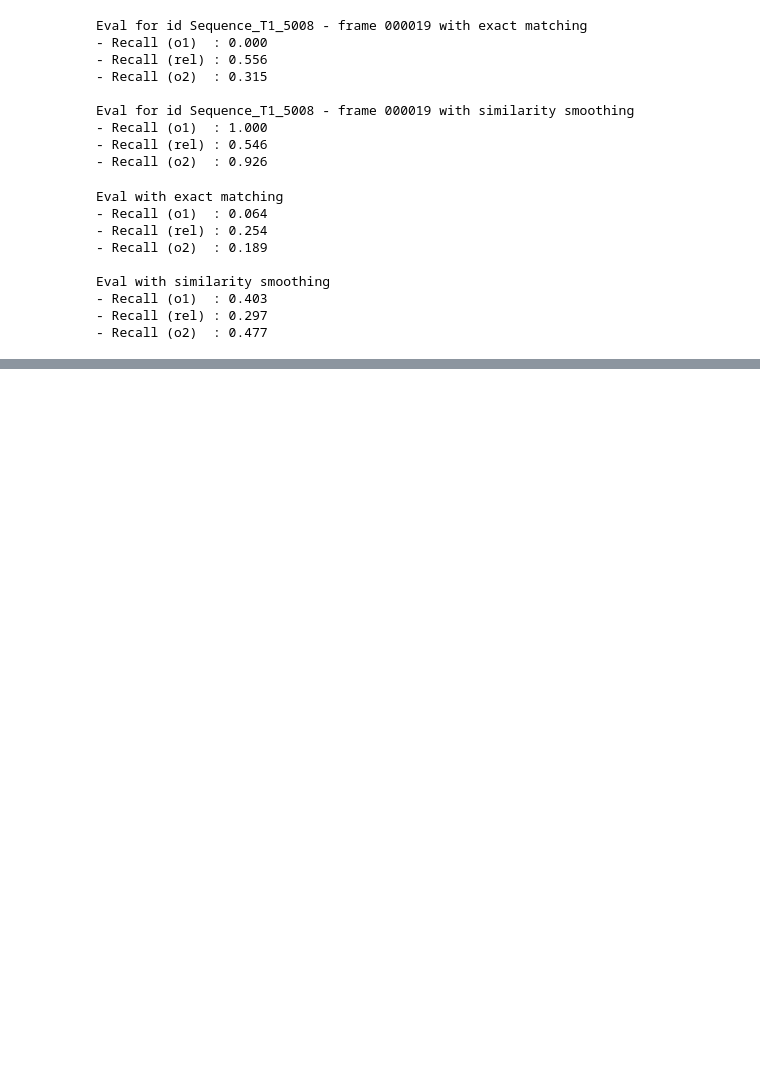
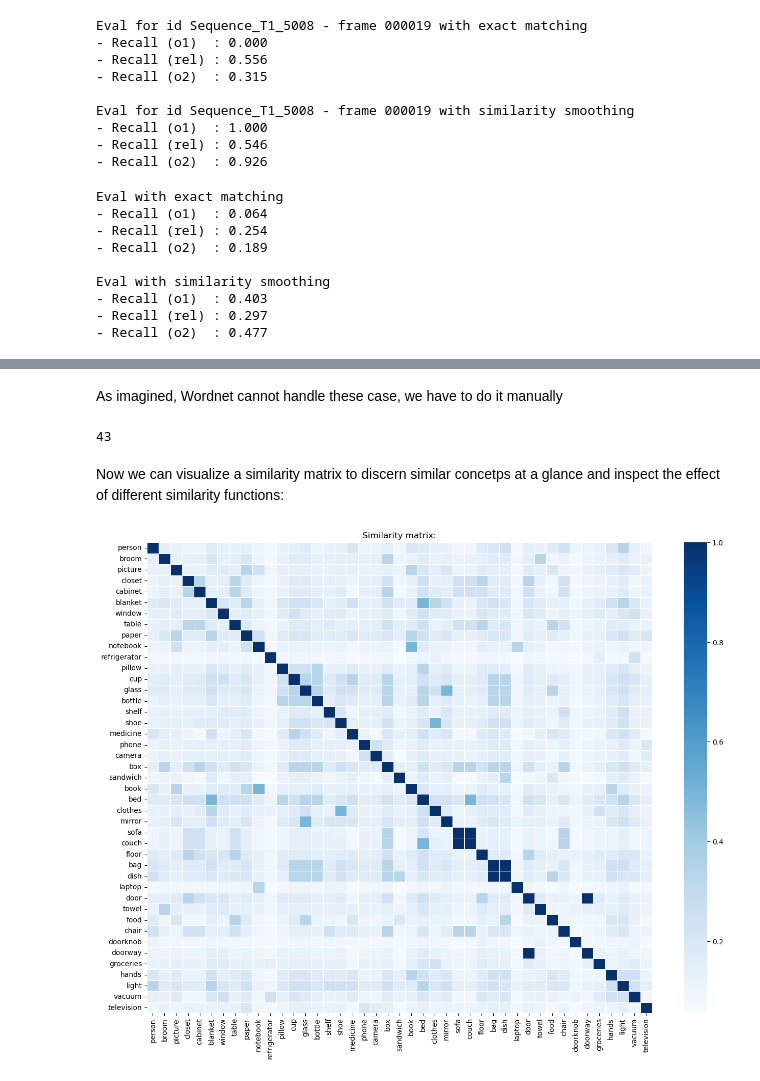
Before and after one commit to FabioLusha/video-neurosymbolic, a Jupyter notebook: star_code/experiments/week_0416_zs_cot_chat_prompting_gemma3_4b.ipynb, the cells around one changed output, grey strips where cells are left out. Saved outputs shown, nothing was run; the diff lists cells and outputs as text; code cells hidden in the pictures; blank space fills up the shorter version.

Commit message:
Multiple words similarity matrix with wordnet

```diff
--- a/star_code/experiments/week_0416_zs_cot_chat_prompting_gemma3_4b.ipynb
+++ b/star_code/experiments/week_0416_zs_cot_chat_prompting_gemma3_4b.ipynb
@@ -1414,0 +1490,9 @@ Eval with similarity smoothing
+# %% [markdown]
+As imagined, Wordnet cannot handle these case, we have to do it manually
+# %%
+
+gt_obj_words = [word for o in obj_vocab.values() for word in o.split('/')]
+
+len(gt_obj_words)
+# %% [output]
+43
@@ -1414,0 +1543,12 @@ Eval with similarity smoothing
+# %%
+path_sim = word_similarity(gt_obj_words, similarity='path')
+lch_sim = word_similarity(gt_obj_words, similarity='lch')
+wup_sim = word_similarity(gt_obj_words, similarity='wup')
+# %% [markdown]
+Now we can visualize a similarity matrix to discern similar concetps at a glance and inspect the effect of different similarity functions:
+# %%
+from matplotlib.colors import TwoSlopeNorm, LogNorm
+
+sim_heatmap(path_sim, gt_obj_words, cmap="Blues")
+# %% [output]
+[figure, added]
```
Also changed, not shown: parts of 41 cells of this notebook.
